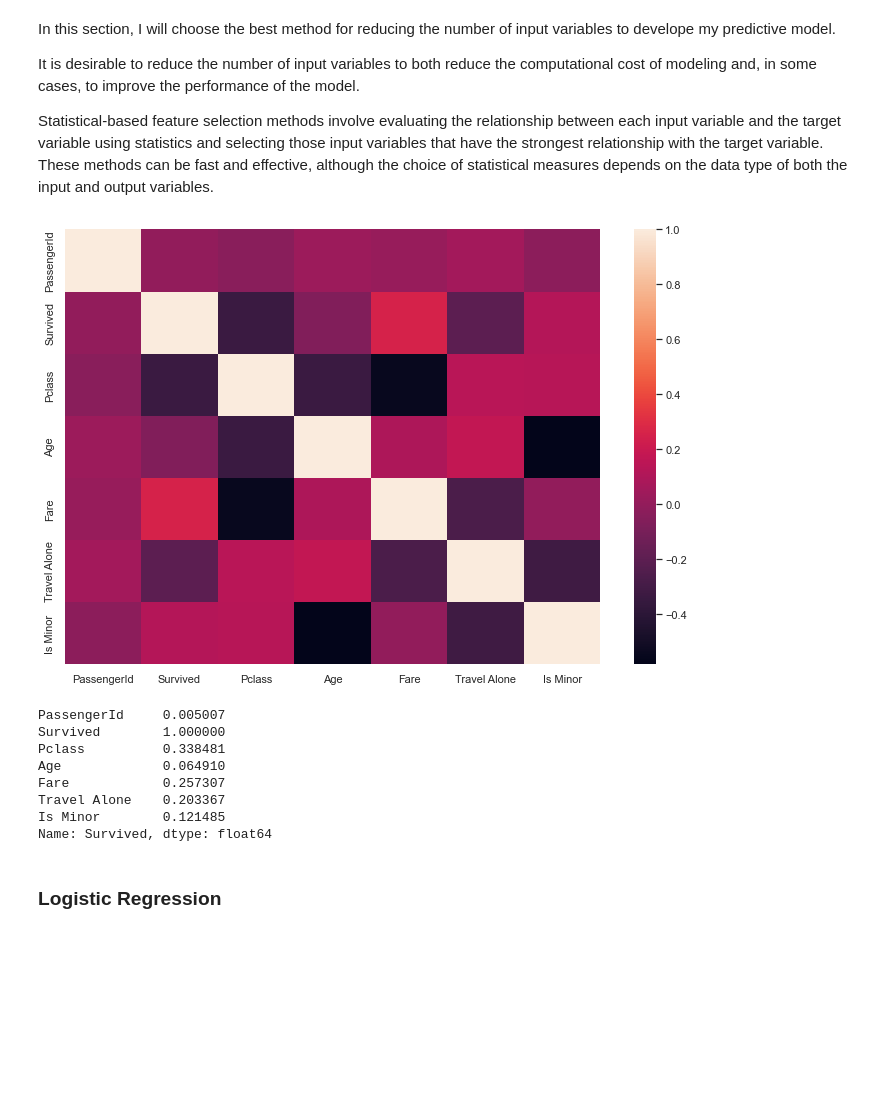
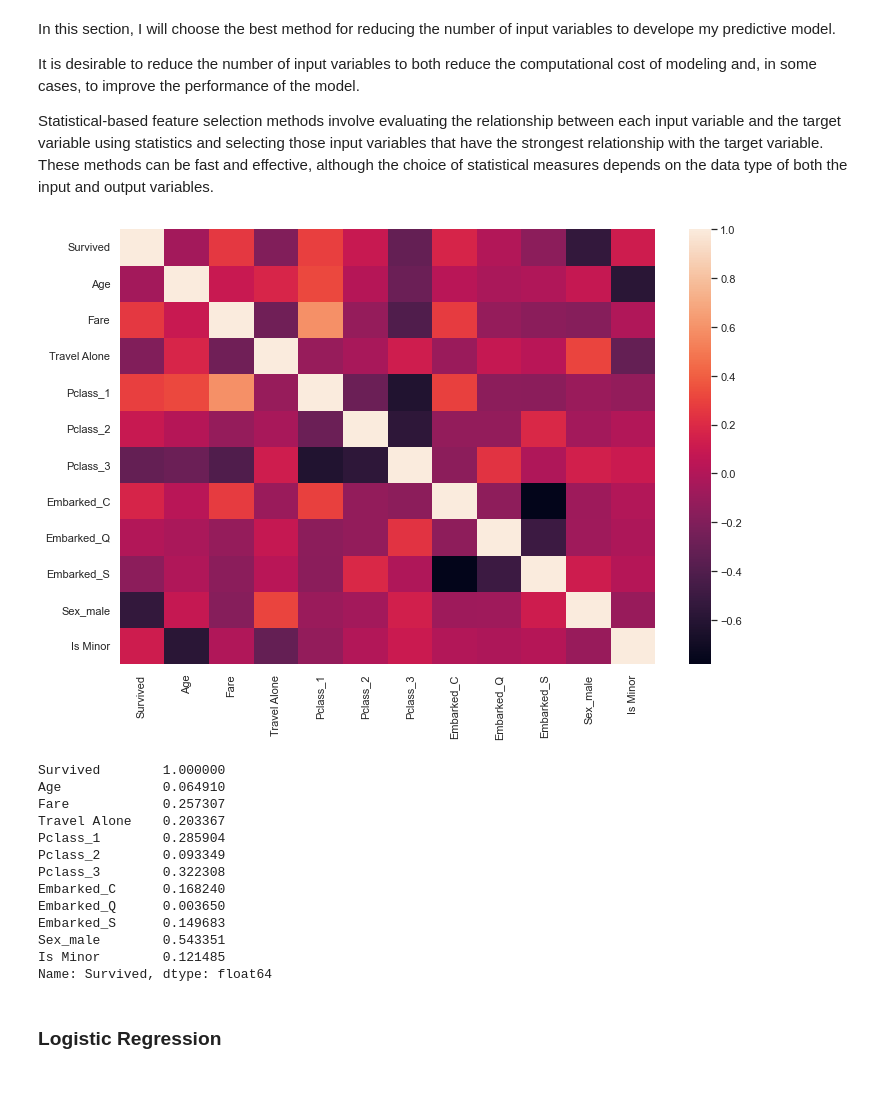
Before and after one commit to audrey1993/Titanic-logistic-regression, a Jupyter notebook: TitanicData.ipynb, the cells around one changed output. Saved outputs shown, nothing was run; the diff lists cells and outputs as text; code cells hidden in the pictures; blank space fills up the shorter version.

Commit message:
changes from traing_data to final_train

```diff
--- a/TitanicData.ipynb
+++ b/TitanicData.ipynb
@@ -527,7 +527,7 @@ Train_data.drop('Parch', axis = 1, inplace = True)
 I will also create categorical variables for Passenger Class ('Pclass), Gender ('Sex'), and Port Embarked ('Embarked')
 # %%
 #create categorical variables and drop some variables
-Training = pd.get_dummies(Train_data, columns=['Travel Alone','Pclass', 'Embarked', 'Sex'])
+Training = pd.get_dummies(Train_data, columns=['Pclass', 'Embarked', 'Sex'])
 Training.drop('Sex_female', axis = 1, inplace = True)
 Training.drop('PassengerId', axis = 1, inplace = True)
 Training.drop('Name', axis= 1, inplace = True)
@@ -621,9 +620,9 @@ From the data, you can see that there is not much difference in the distribution
 
 considering the survival rate of children under 16, I will include a new variable in my dataset called: 'Minor'
 # %%
-Train_data['Is Minor']=np.where(Train_data['Age']<=16, 1, 0)
+final_train['Is Minor']=np.where(final_train['Age']<=16, 1, 0)
 
-Test_data['Is Minor'] = np.where(Test_data['Age']<=16, 1, 0)
+final_test['Is Minor'] = np.where(final_test['Age']<=16, 1, 0)
 # %% [markdown]
 <h5>Exploring of fare<h5>
 # %%
@@ -688,20 +687,25 @@ Statistical-based feature selection methods involve evaluating the relationship
 # %%
 
 fig_dims = (12,8)
 fig, ax = plt.subplots(figsize = fig_dims)
-sns.heatmap(Train_data.corr(), ax=ax)
+sns.heatmap(final_train.corr(), ax=ax)
 plt.show()
 # %% [output]
-[figure, old version]
+[figure, new version]
 # %%
-abs(Train_data.corr()['Survived'])
+abs(final_train.corr()['Survived'])
 # %% [output]
-PassengerId     0.005007
 Survived        1.000000
-Pclass          0.338481
 Age             0.064910
 Fare            0.257307
 Travel Alone    0.203367
+Pclass_1        0.285904
+Pclass_2        0.093349
+Pclass_3        0.322308
+Embarked_C      0.168240
+Embarked_Q      0.003650
+Embarked_S      0.149683
+Sex_male        0.543351
 Is Minor        0.121485
 Name: Survived, dtype: float64
 # %% [markdown]
```
Also changed, not shown: parts of 9 cells of this notebook.
